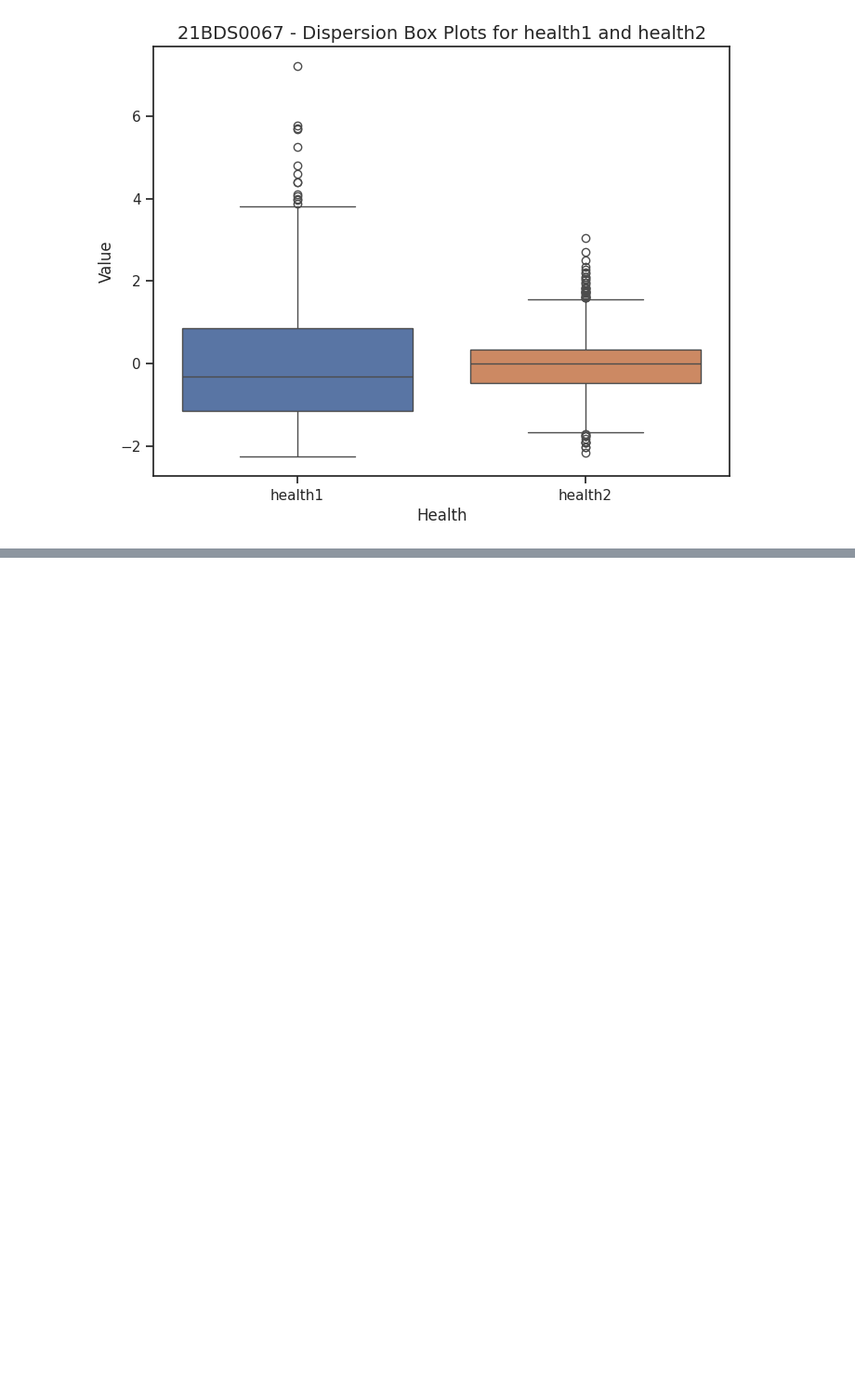
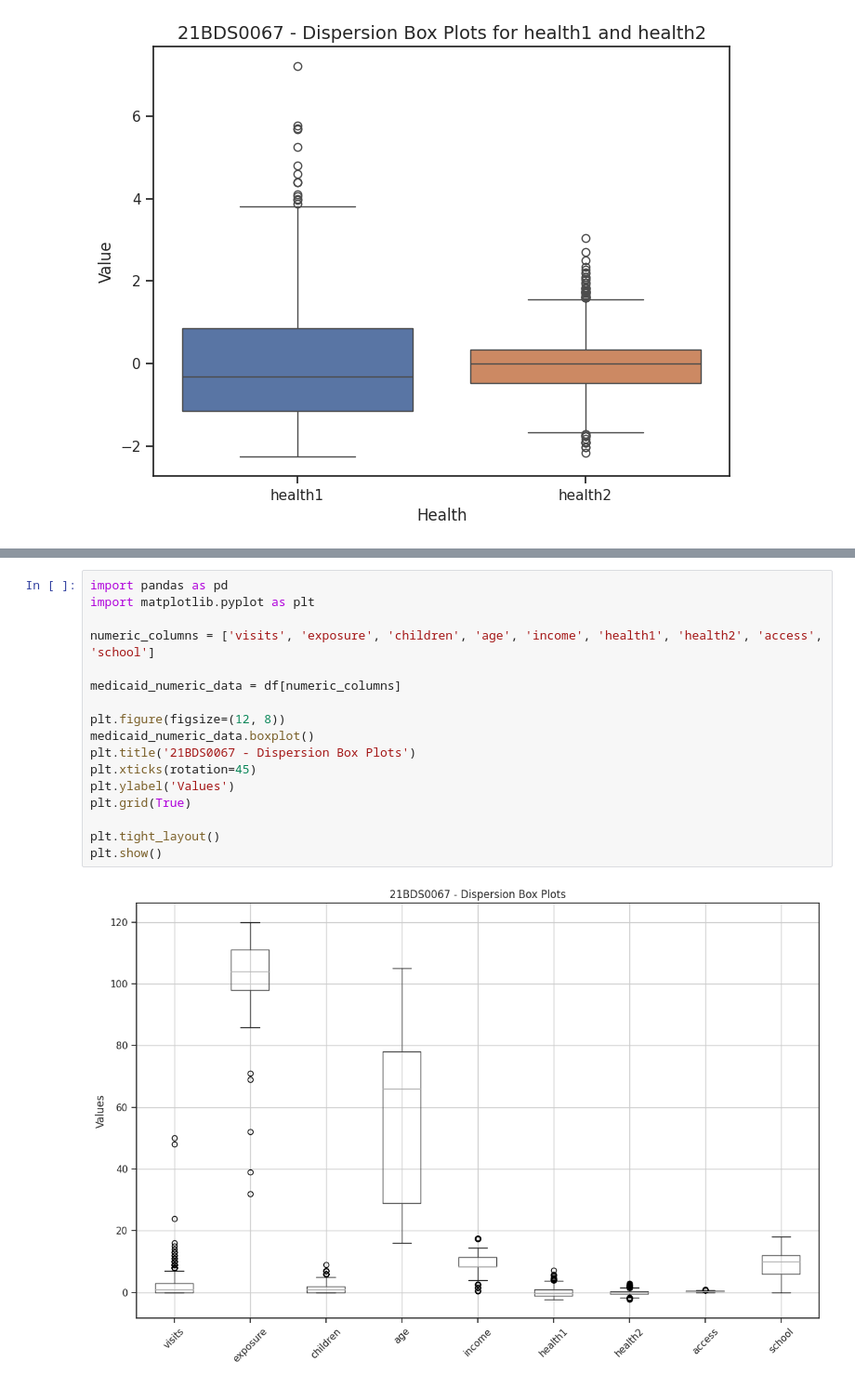
Before and after one commit to JananeeShri27/EDA-THEORY, a Jupyter notebook: Untitled0.ipynb, the cells around one changed output, grey strips where cells are left out. Shown at 93% size. Saved outputs shown, nothing was run; the diff lists cells and outputs as text; blank space fills up the shorter version.

```diff
--- a/Untitled0.ipynb
+++ b/Untitled0.ipynb
@@ -523,0 +592,19 @@ plt.show()
+# %%
+import pandas as pd
+import matplotlib.pyplot as plt
+
+numeric_columns = ['visits', 'exposure', 'children', 'age', 'income', 'health1', 'health2', 'access', 'school']
+
+medicaid_numeric_data = df[numeric_columns]
+
+plt.figure(figsize=(12, 8))
+medicaid_numeric_data.boxplot()
+plt.title('21BDS0067 - Dispersion Box Plots')
+plt.xticks(rotation=45)
+plt.ylabel('Values')
+plt.grid(True)
+
+plt.tight_layout()
+plt.show()
+# %% [output]
+[figure, added]
```
Also changed, not shown: parts of 7 cells of this notebook.
